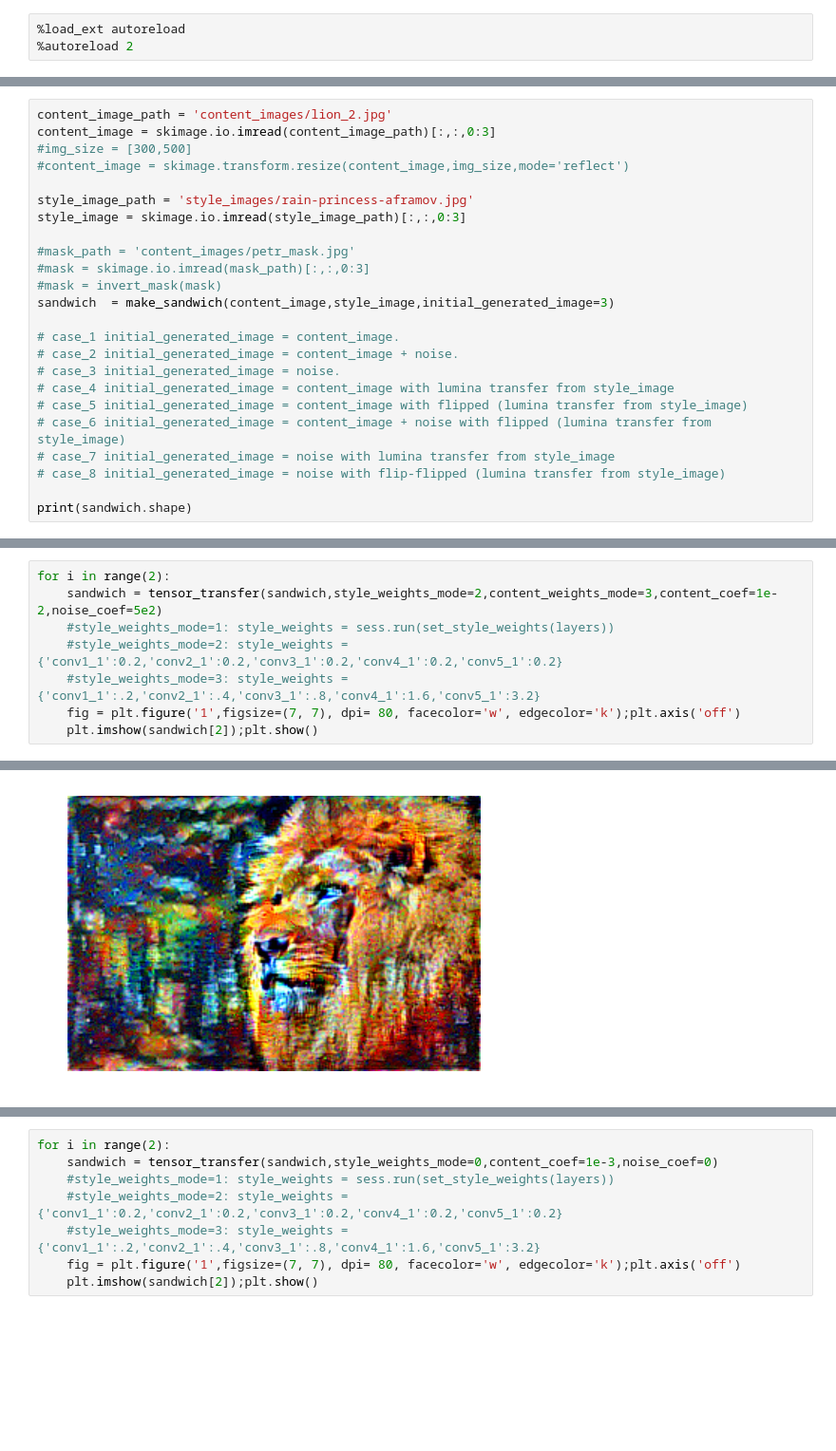
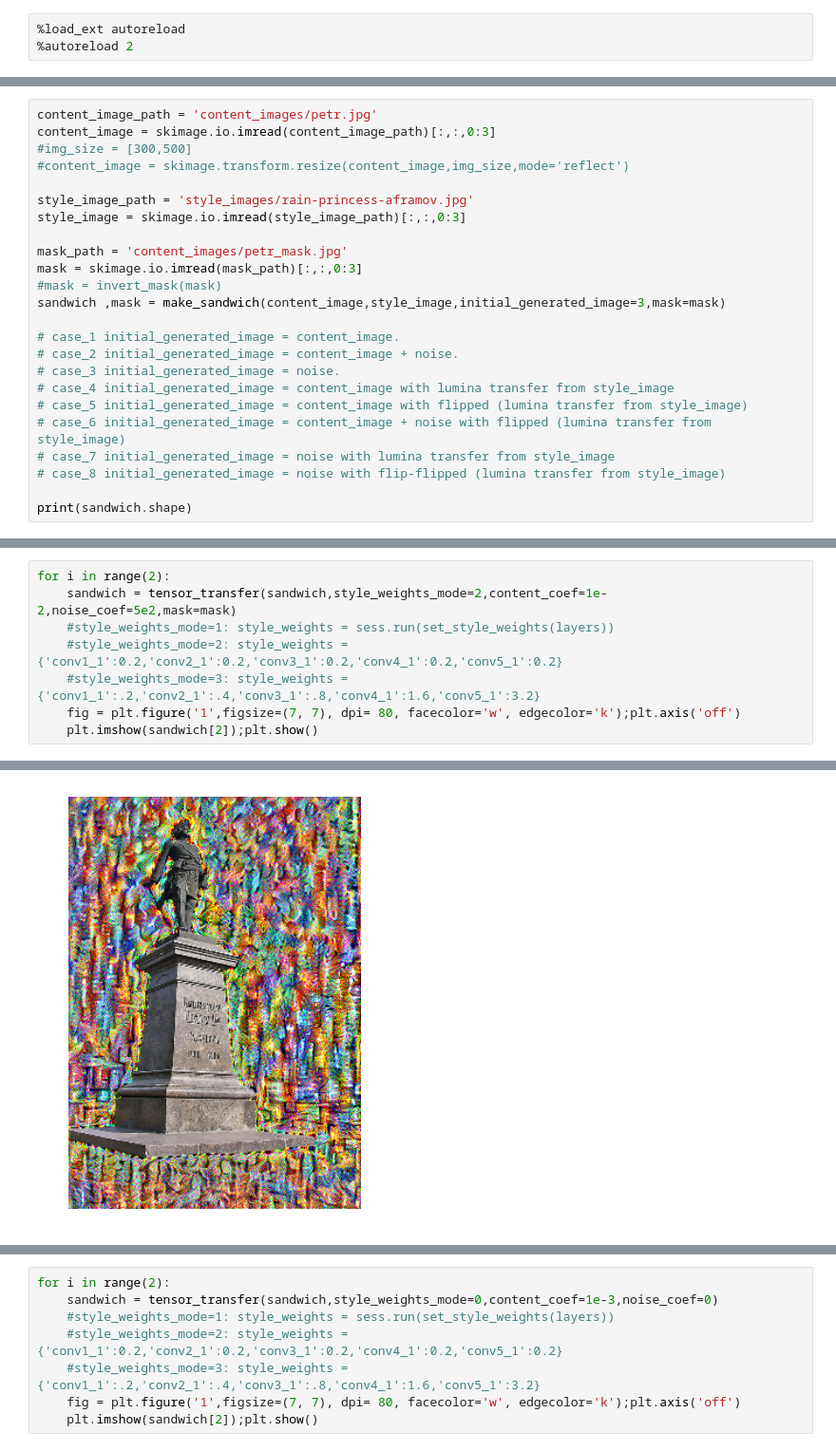
Before and after one commit to F0ra/style-transfer, a Jupyter notebook: transfer.ipynb, the cells around one changed output, grey strips where cells are left out. Shown at 95% size. Drawn from its saved outputs; the diff is of its cells as text; blank space fills up the shorter version.

```diff
--- a/transfer.ipynb
+++ b/transfer.ipynb
@@ -21,6 +21,6 @@ from transfer3 import tensor_transfer
 from tensorflow.contrib.opt import ScipyOptimizerInterface
 # %%
-content_image_path = 'content_images/lion_2.jpg'
+content_image_path = 'content_images/petr.jpg'
 content_image = skimage.io.imread(content_image_path)[:,:,0:3]
 #img_size = [300,500]
 #content_image = skimage.transform.resize(content_image,img_size,mode='reflect')
@@ -28,10 +28,10 @@ content_image = skimage.io.imread(content_image_path)[:,:,0:3]
 style_image_path = 'style_images/rain-princess-aframov.jpg'
 style_image = skimage.io.imread(style_image_path)[:,:,0:3]
 
-#mask_path = 'content_images/petr_mask.jpg'
-#mask = skimage.io.imread(mask_path)[:,:,0:3]
+mask_path = 'content_images/petr_mask.jpg'
+mask = skimage.io.imread(mask_path)[:,:,0:3]
 #mask = invert_mask(mask)
-sandwich  = make_sandwich(content_image,style_image,initial_generated_image=3)
+sandwich ,mask = make_sandwich(content_image,style_image,initial_generated_image=3,mask=mask)
 
 # case_1 initial_generated_image = content_image.
 # case_2 initial_generated_image = content_image + noise.
@@ -55,6 +55,6 @@ plt.show()
 # %%
 for i in range(2):
-    sandwich = tensor_transfer(sandwich,style_weights_mode=2,content_weights_mode=3,content_coef=1e-2,noise_coef=5e2)
+    sandwich = tensor_transfer(sandwich,style_weights_mode=2,content_coef=1e-2,noise_coef=5e2,mask=mask)
     #style_weights_mode=1: style_weights = sess.run(set_style_weights(layers))
     #style_weights_mode=2: style_weights = {'conv1_1':0.2,'conv2_1':0.2,'conv3_1':0.2,'conv4_1':0.2,'conv5_1':0.2}
     #style_weights_mode=3: style_weights = {'conv1_1':.2,'conv2_1':.4,'conv3_1':.8,'conv4_1':1.6,'conv5_1':3.2}
@@ -75,3 +74,3 @@ INFO:tensorflow:Optimization terminated with:
   Number of iterations: 21
   Number of functions evaluations: 25
-[figure, old version]
+[figure, new version]
```
Also changed, not shown: parts of 4 cells of this notebook.
